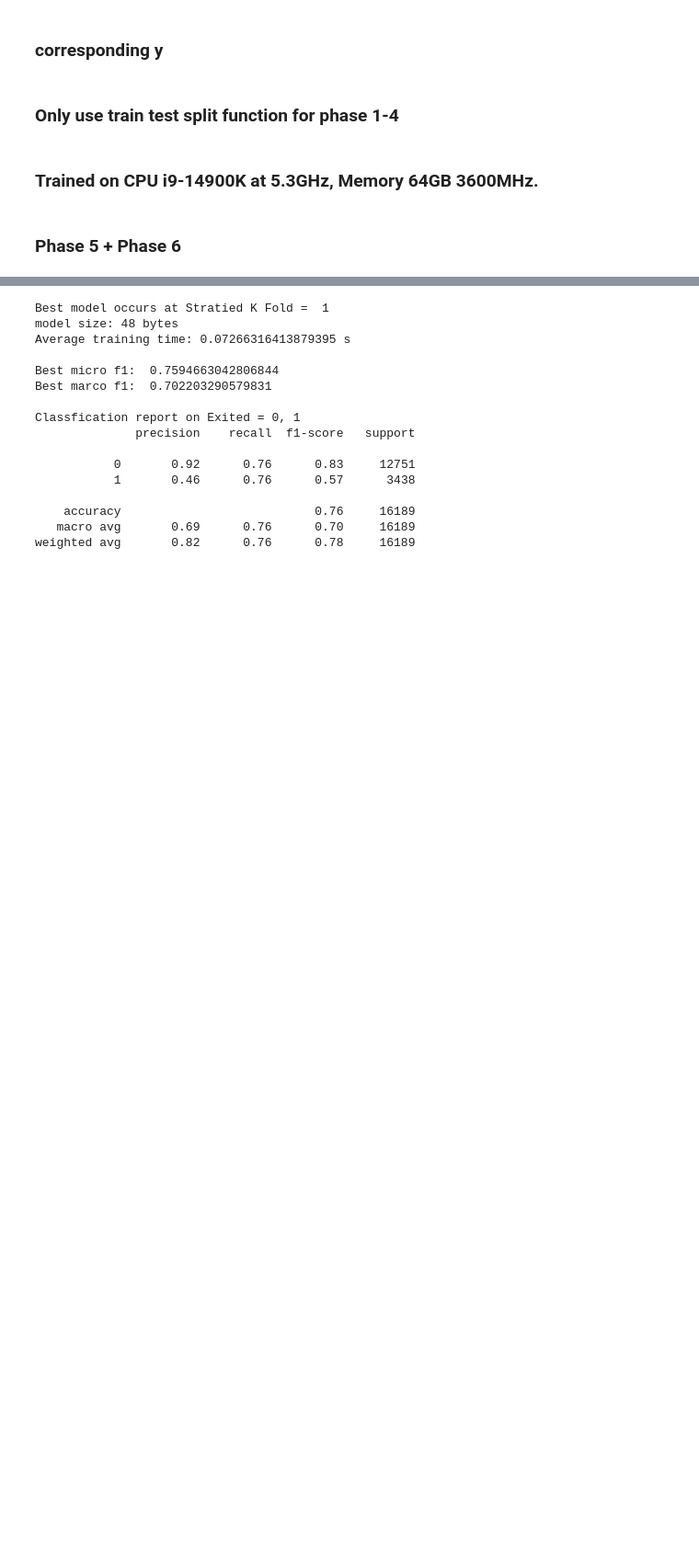
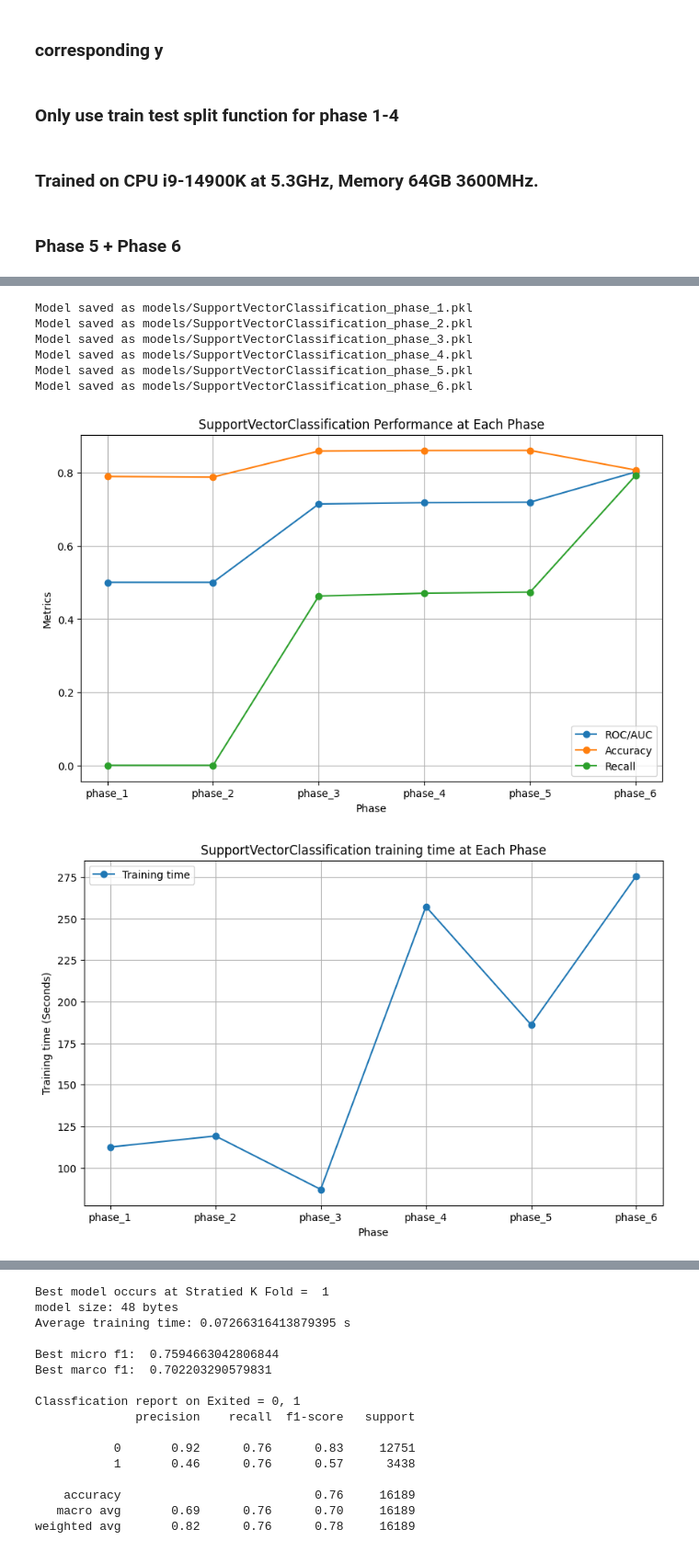
Before and after one commit to OliverWONG-MsC-EEE/COMP5511_Project, a Jupyter notebook: training_v4.ipynb, the cells around one changed output, grey strips where cells are left out. Shown at 92% size. Cells and saved outputs as stored; diff of their text form; code cells hidden in the pictures; blank space fills up the shorter version.

```diff
--- a/training_v4.ipynb
+++ b/training_v4.ipynb
@@ -514,5 +510,14 @@ Model saved as models/NaiveBayes_phase_6.pkl
 # %%
 #SupportVectorClassification
-#SupportVectorClassification_phase_evaluation = model_phase_evaluation("SupportVectorClassification")
+SupportVectorClassification_phase_evaluation = model_phase_evaluation("SupportVectorClassification")
+# %% [output]
+Model saved as models/SupportVectorClassification_phase_1.pkl
+Model saved as models/SupportVectorClassification_phase_2.pkl
+Model saved as models/SupportVectorClassification_phase_3.pkl
+Model saved as models/SupportVectorClassification_phase_4.pkl
+Model saved as models/SupportVectorClassification_phase_5.pkl
+Model saved as models/SupportVectorClassification_phase_6.pkl
+[figure, added]
+[figure, added]
 # %%
 #DNN
```
Also changed, not shown: parts of 9 cells of this notebook.
